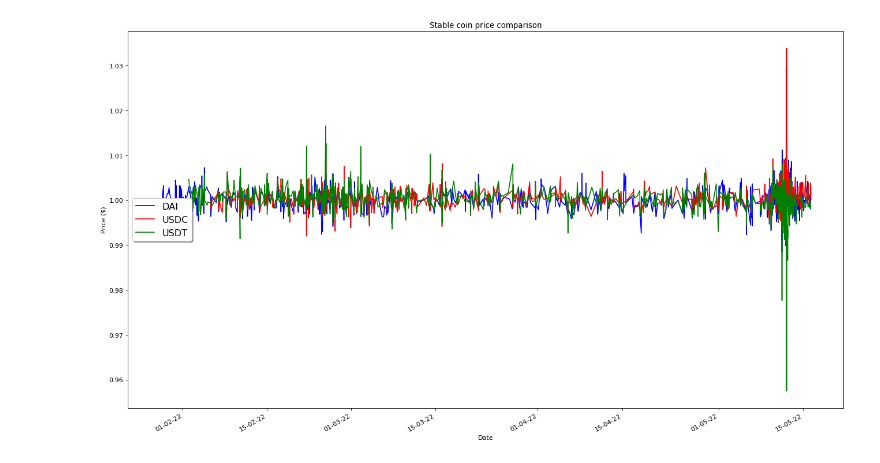
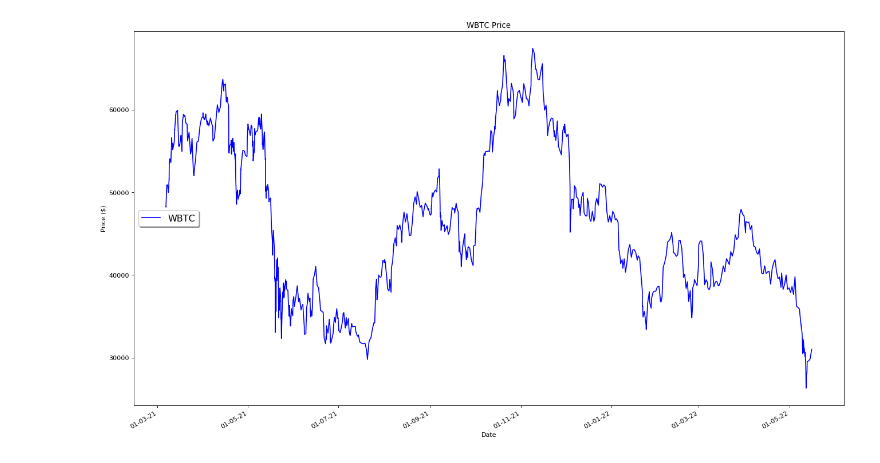
Before and after one commit to openVietAnh/defi-data-scraping, a Jupyter notebook: dataAnalysis/priceCharts.ipynb, the cells around one changed output. Cells and saved outputs as stored; diff of their text form; code cells hidden in the pictures.

```diff
--- a/dataAnalysis/priceCharts.ipynb
+++ b/dataAnalysis/priceCharts.ipynb
@@ -84,29 +7,4 @@ plt.show()
-# %%
-files = [
-    ("../csvData/tokenPriceinUSD/DAI-usd-price.csv", "b-"),
-    ("../csvData/tokenPriceinUSD/USDC-usd-price.csv", "r-"),
-    ("../csvData/tokenPriceinUSD/USDT-usd-price.csv", "g-")
-]
-fig, ax = plt.subplots(figsize=(20, 12), dpi=80)
-for f in files:
-    with open(f[0]) as csvfile:
-        time_range, price = [], []
-        reader = csv.reader(csvfile, delimiter=',')
-        next(reader, None)
-        for item in reader:
-            time_range.append(int(item[0]))
-            price.append(float(item[1]))
-        secs = md.epoch2num(time_range)
-        plt.xlabel('Date')
-        plt.ylabel('Price ($)')
-        plt.title("Stable coin price comparison")
-        ax.plot_date(secs, price, f[1], label=f[0].split("/")[3].split("-")[0])
-        date_fmt = '%d-%m-%y'
-
-        date_formatter = md.DateFormatter(date_fmt)
-        ax.xaxis.set_major_formatter(date_formatter)
-        fig.autofmt_xdate()
-legend = ax.legend(loc='center left', shadow=True, fontsize='x-large')
-plt.show()
-# %% [output]
-[figure, removed]
+# %%
+plot_single_file("../csvData/tokenPriceinUSD/WBTC-usd-price.csv", "Date", "Price ($)", "WBTC Price", "WBTC", "center left", 0, 1, False)
+# %% [output]
+[figure, added]
```
Also changed, not shown: parts of 7 cells of this notebook, 4 other files.
